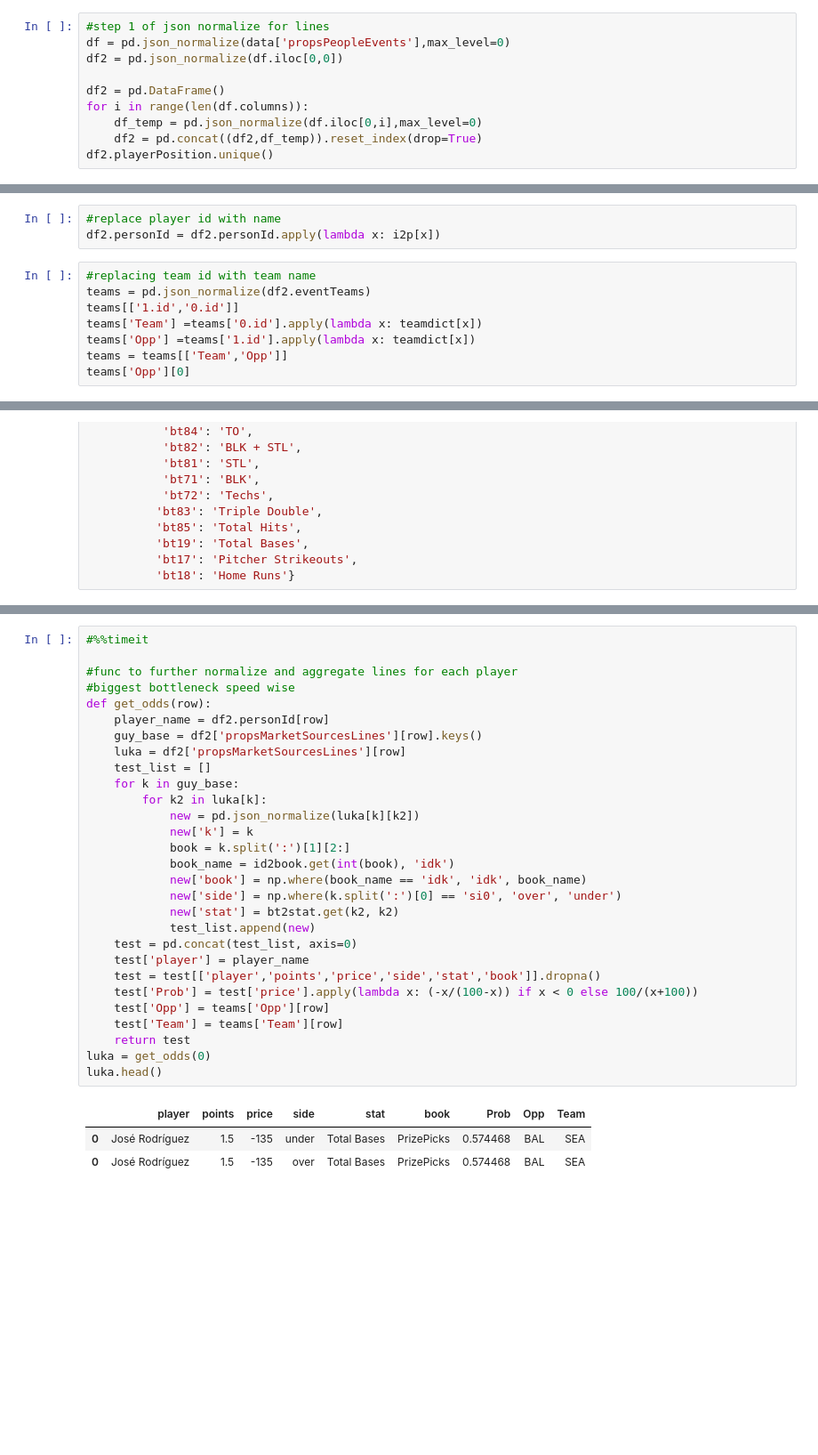
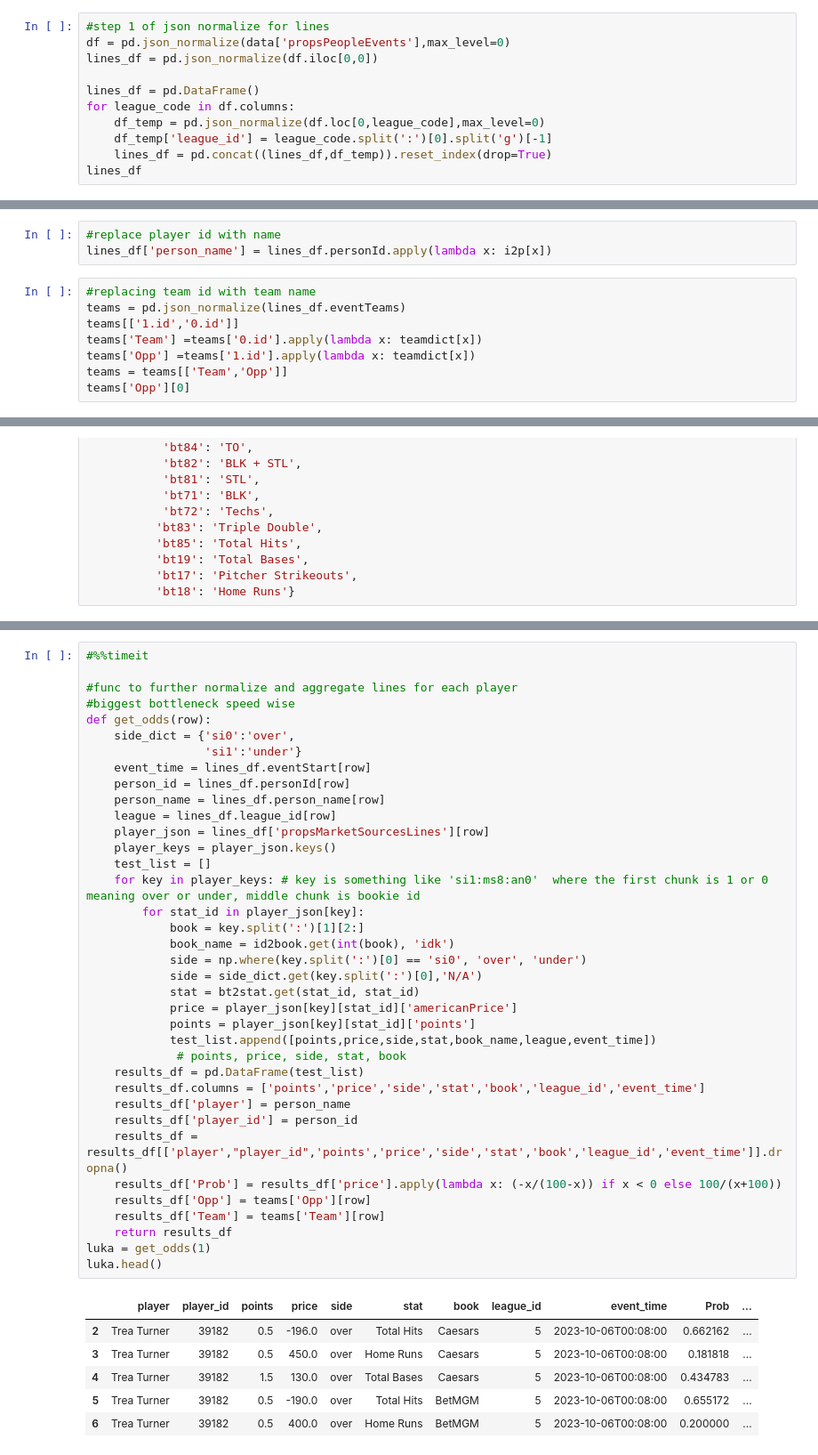
Before and after one commit to madram1423/NBA_betting_model, a Jupyter notebook: Unabated_scrape.ipynb, the cells around one changed output, grey strips where cells are left out. Shown at 89% size. Drawn from its saved outputs; the diff is of its cells as text; blank space fills up the shorter version.

```diff
--- a/Unabated_scrape.ipynb
+++ b/Unabated_scrape.ipynb
@@ -90,11 +103,12 @@ i2p = dict(zip(ppl.id,(ppl.firstName+' '+ppl.lastName)))
 # %%
 #step 1 of json normalize for lines
 df = pd.json_normalize(data['propsPeopleEvents'],max_level=0)
-df2 = pd.json_normalize(df.iloc[0,0])
+lines_df = pd.json_normalize(df.iloc[0,0])
 
-df2 = pd.DataFrame()
-for i in range(len(df.columns)):
-    df_temp = pd.json_normalize(df.iloc[0,i],max_level=0)
-    df2 = pd.concat((df2,df_temp)).reset_index(drop=True)
-df2.playerPosition.unique()
+lines_df = pd.DataFrame()
+for league_code in df.columns:
+    df_temp = pd.json_normalize(df.loc[0,league_code],max_level=0)
+    df_temp['league_id'] = league_code.split(':')[0].split('g')[-1]
+    lines_df = pd.concat((lines_df,df_temp)).reset_index(drop=True)
+lines_df
 # %% [output]
@@ -102,9 +128,9 @@ array(['P', 'IF', 'OF', 'C', 'DH', 'G', 'F'], dtype=object)
 # %%
 #replace player id with name
-df2.personId = df2.personId.apply(lambda x: i2p[x])
+lines_df['person_name'] = lines_df.personId.apply(lambda x: i2p[x])
 # %%
 #replacing team id with team name
-teams = pd.json_normalize(df2.eventTeams)
+teams = pd.json_normalize(lines_df.eventTeams)
 teams[['1.id','0.id']]
 teams['Team'] =teams['0.id'].apply(lambda x: teamdict[x])
 teams['Opp'] =teams['1.id'].apply(lambda x: teamdict[x])
@@ -169,33 +191,44 @@ dict_keys(['si1:ms72:an0', 'si0:ms72:an0'])
 # %%
 #%%timeit
 
 #func to further normalize and aggregate lines for each player
 #biggest bottleneck speed wise
 def get_odds(row):
-    player_name = df2.personId[row]
-    guy_base = df2['propsMarketSourcesLines'][row].keys()
-    luka = df2['propsMarketSourcesLines'][row]
+    side_dict = {'si0':'over',
+                 'si1':'under'}
+    event_time = lines_df.eventStart[row]
+    person_id = lines_df.personId[row]
+    person_name = lines_df.person_name[row]
+    league = lines_df.league_id[row]
+    player_json = lines_df['propsMarketSourcesLines'][row]
+    player_keys = player_json.keys()
     test_list = []
-    for k in guy_base:
-        for k2 in luka[k]:
-            new = pd.json_normalize(luka[k][k2])
-            new['k'] = k
-            book = k.split(':')[1][2:]
+    for key in player_keys: # key is something like 'si1:ms8:an0'  where the first chunk is 1 or 0 meaning over or under, middle chunk is bookie id
+        for stat_id in player_json[key]:
+            book = key.split(':')[1][2:]
             book_name = id2book.get(int(book), 'idk')
-            new['book'] = np.where(book_name == 'idk', 'idk', book_name)
-            new['side'] = np.where(k.split(':')[0] == 'si0', 'over', 'under')
-            new['stat'] = bt2stat.get(k2, k2)
-            test_list.append(new)
-    test = pd.concat(test_list, axis=0)
-    test['player'] = player_name
-    test = test[['player','points','price','side','stat','book']].dropna()
-    test['Prob'] = test['price'].apply(lambda x: (-x/(100-x)) if x < 0 else 100/(x+100))
-    test['Opp'] = teams['Opp'][row]
-    test['Team'] = teams['Team'][row]
-    return test
-luka = get_odds(0)
+            side = np.where(key.split(':')[0] == 'si0', 'over', 'under')
+            side = side_dict.get(key.split(':')[0],'N/A')
+            stat = bt2stat.get(stat_id, stat_id)
+            price = player_json[key][stat_id]['americanPrice']
+            points = player_json[key][stat_id]['points']
+            test_list.append([points,price,side,stat,book_name,league,event_time])
+             # points, price, side, stat, book
+    results_df = pd.DataFrame(test_list)
+    results_df.columns = ['points','price','side','stat','book','league_id','event_time']
+    results_df['player'] = person_name
+    results_df['player_id'] = person_id
+    results_df = results_df[['player',"player_id",'points','price','side','stat','book','league_id','event_time']].dropna()
+    results_df['Prob'] = results_df['price'].apply(lambda x: (-x/(100-x)) if x < 0 else 100/(x+100))
+    results_df['Opp'] = teams['Opp'][row]
+    results_df['Team'] = teams['Team'][row]
+    return results_df
+luka = get_odds(1)
 luka.head()
 # %% [output]
-|  | player | points | price | side | stat | book | Prob | Opp | Team |
-| 0 | José Rodríguez | 1.5 | -135 | under | Total Bases | PrizePicks | 0.574468 | BAL | SEA |
-| 0 | José Rodríguez | 1.5 | -135 | over | Total Bases | PrizePicks | 0.574468 | BAL | SEA |
+|  | player | player_id | points | price | side | stat | book | league_id | event_time | Prob | ... |
+| 2 | Trea Turner | 39182 | 0.5 | -196.0 | over | Total Hits | Caesars | 5 | 2023-10-06T00:08:00 | 0.662162 | ... |
+| 3 | Trea Turner | 39182 | 0.5 | 450.0 | over | Home Runs | Caesars | 5 | 2023-10-06T00:08:00 | 0.181818 | ... |
+| 4 | Trea Turner | 39182 | 1.5 | 130.0 | over | Total Bases | Caesars | 5 | 2023-10-06T00:08:00 | 0.434783 | ... |
+| 5 | Trea Turner | 39182 | 0.5 | -190.0 | over | Total Hits | BetMGM | 5 | 2023-10-06T00:08:00 | 0.655172 | ... |
+| 6 | Trea Turner | 39182 | 0.5 | 400.0 | over | Home Runs | BetMGM | 5 | 2023-10-06T00:08:00 | 0.200000 | ... |
```
Also changed, not shown: parts of 36 cells of this notebook, 32 other files.
